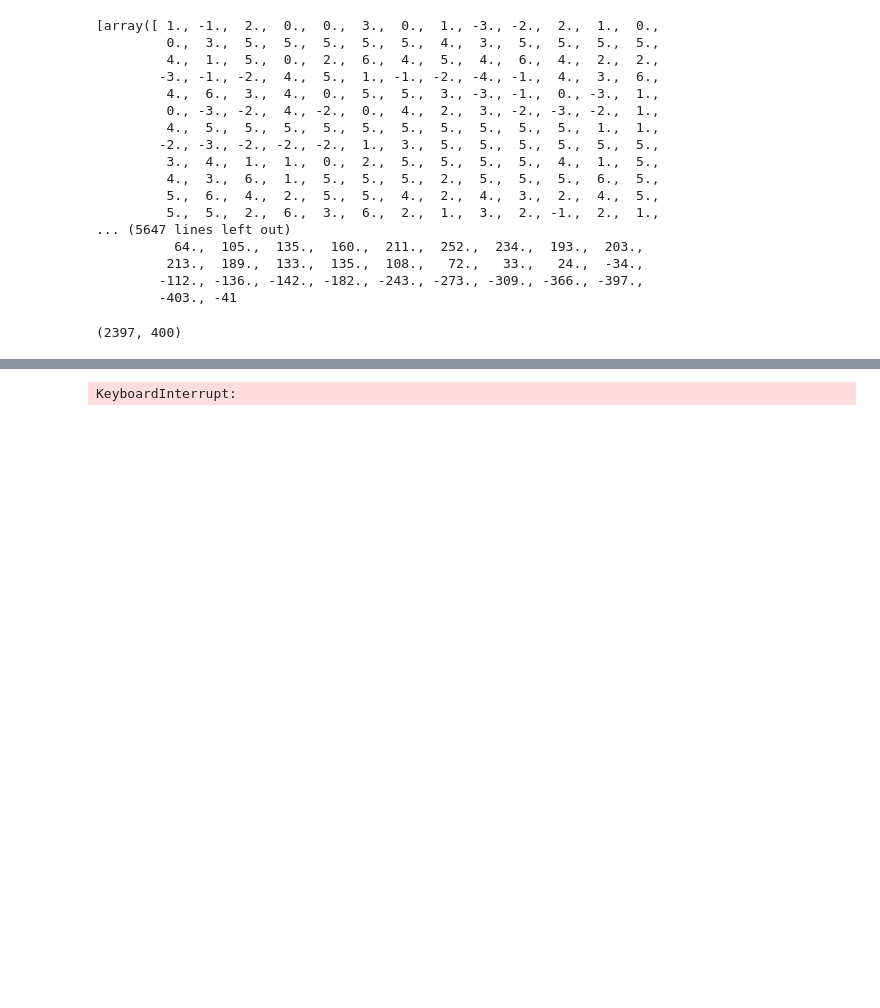
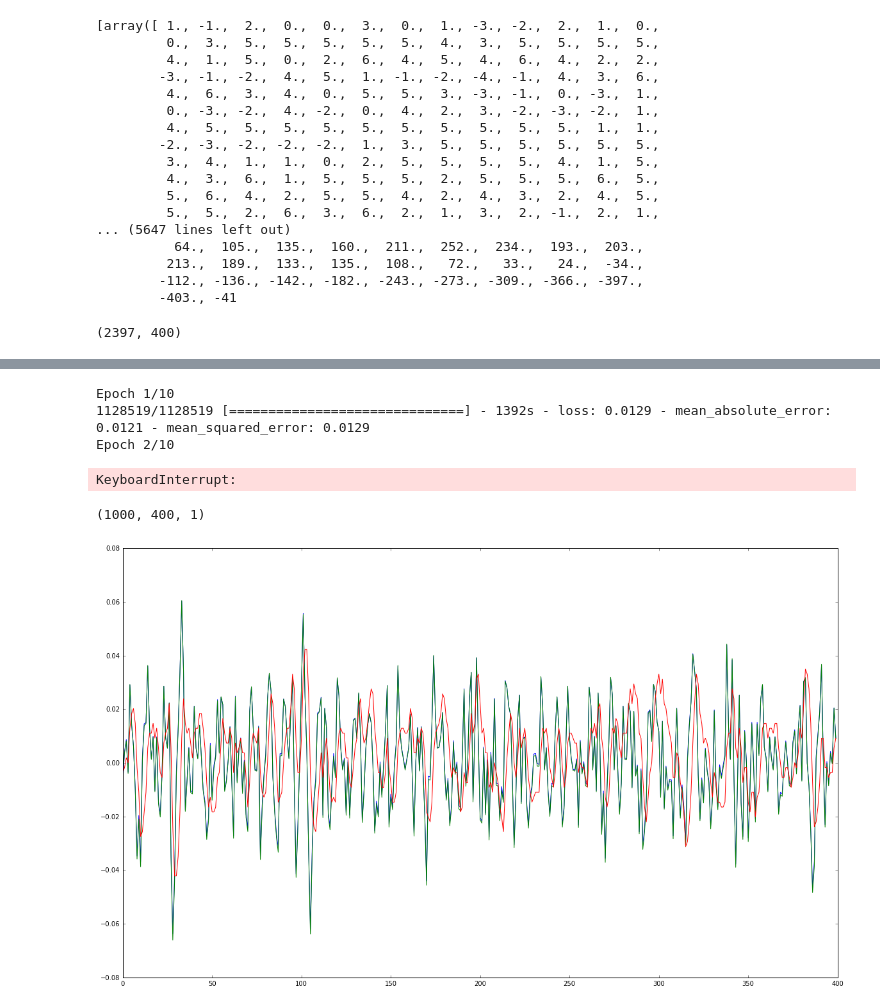
Before and after one commit to chriskamphuis/ASR, a Jupyter notebook: notebooks/Feature training 2.ipynb, the cells around one changed output, grey strips where cells are left out. Saved outputs shown, nothing was run; the diff lists cells and outputs as text; code cells hidden in the pictures; blank space fills up the shorter version.

```diff
--- a/notebooks/Feature training 2.ipynb
+++ b/notebooks/Feature training 2.ipynb
@@ -285,5 +298,18 @@ _________________________________________________________________
 # %%
 X = np.asarray(X)
 Y = np.asarray(Y)
+X = np.expand_dims(X, axis=2)
+Y = np.expand_dims(Y, axis=2)
-# %% [output]
-KeyboardInterrupt:
+# %%
+X_norm = (X - X.mean()) / X.std()
+# %%
+Y_norm = (Y - Y.mean()) / Y.std()
+# %%
+model_normal.fit(X_norm, Y_norm)
+# %% [output]
+Epoch 1/10
+1128519/1128519 [==============================] - 1392s - loss: 0.0129 - mean_absolute_error: 0.0121 - mean_squared_error: 0.0129
+Epoch 2/10
+KeyboardInterrupt:
+# %%
+y_pred = model_normal.predict(X_norm[1000000:1001000])
@@ -289,0 +318,13 @@ KeyboardInterrupt:
+# %%
+y_pred.shape
+# %% [output]
+(1000, 400, 1)
+# %%
+plt.figure(figsize=(20,12))
+
+plt.plot(np.arange(400), y_pred[0].squeeze())
+plt.plot(np.arange(400), Y_norm[1000000].squeeze())
+plt.plot(np.arange(400), X_norm[1000000].squeeze())
+plt.show()
+# %% [output]
+[figure, added]
```
Also changed, not shown: parts of 54 cells of this notebook.
